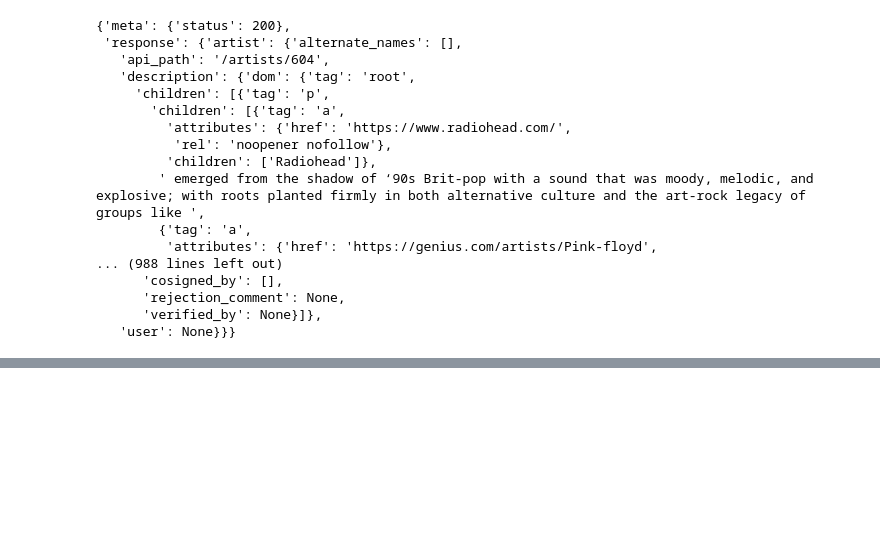
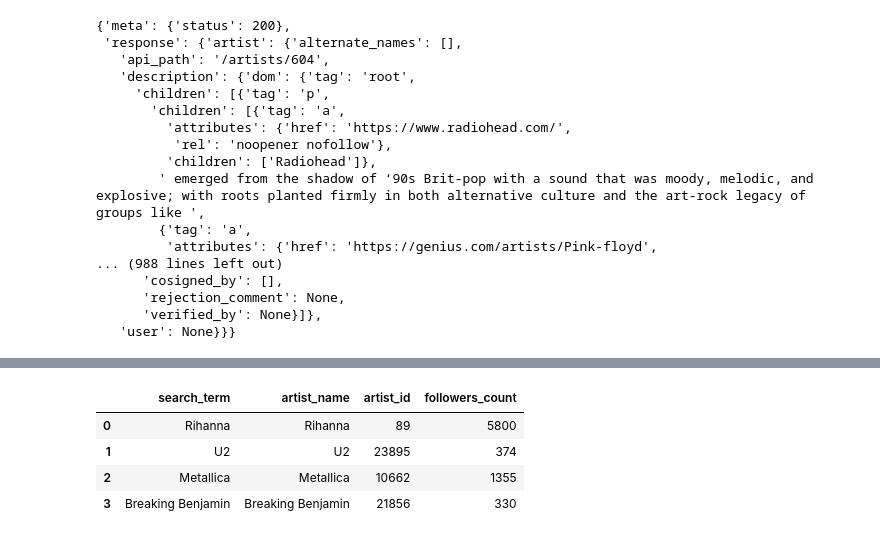
Before and after one commit to BrianJBlandino/week-6, a Jupyter notebook: ExerciseWork2.ipynb, the cells around one changed output, grey strips where cells are left out. Drawn from its saved outputs; the diff is of its cells as text; code cells hidden in the pictures; blank space fills up the shorter version.

```diff
--- a/ExerciseWork2.ipynb
+++ b/ExerciseWork2.ipynb
@@ -140,0 +151,8 @@ genius.get_artist('Radiohead')
+# %%
+genius.get_artists(['Rihanna', 'U2', 'Metallica', 'Breaking Benjamin'])
+# %% [output]
+|  | search_term | artist_name | artist_id | followers_count |
+| 0 | Rihanna | Rihanna | 89 | 5800 |
+| 1 | U2 | U2 | 23895 | 374 |
+| 2 | Metallica | Metallica | 10662 | 1355 |
+| 3 | Breaking Benjamin | Breaking Benjamin | 21856 | 330 |
```
Also changed, not shown: parts of 1 cell of this notebook.
